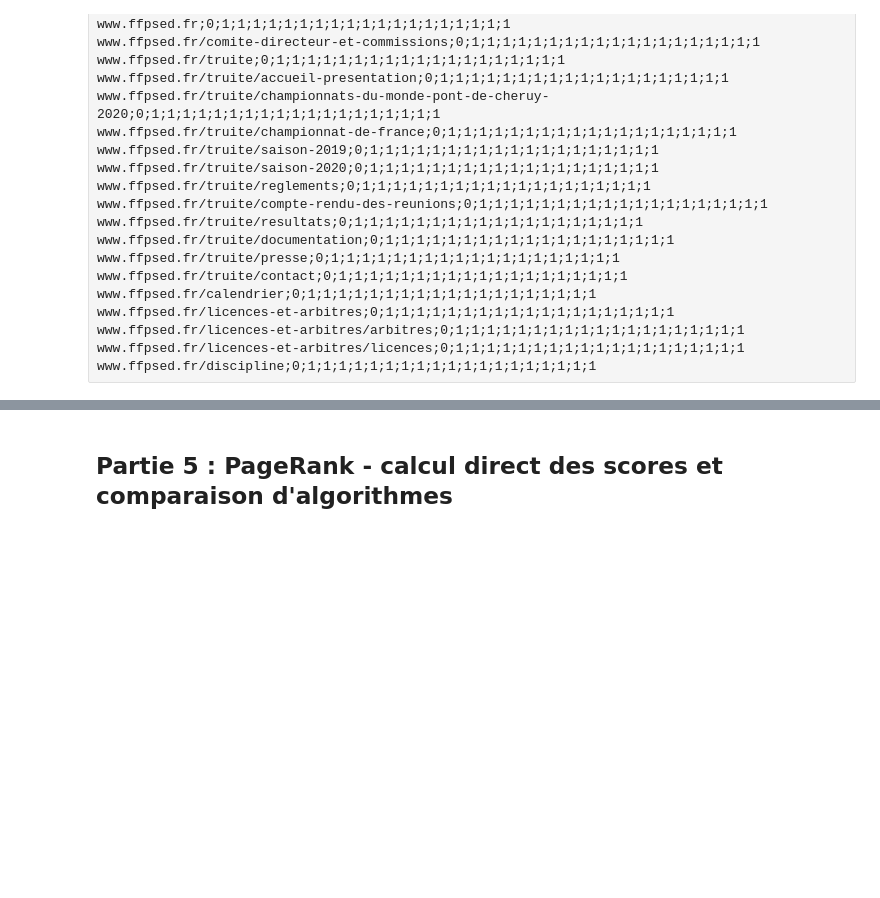
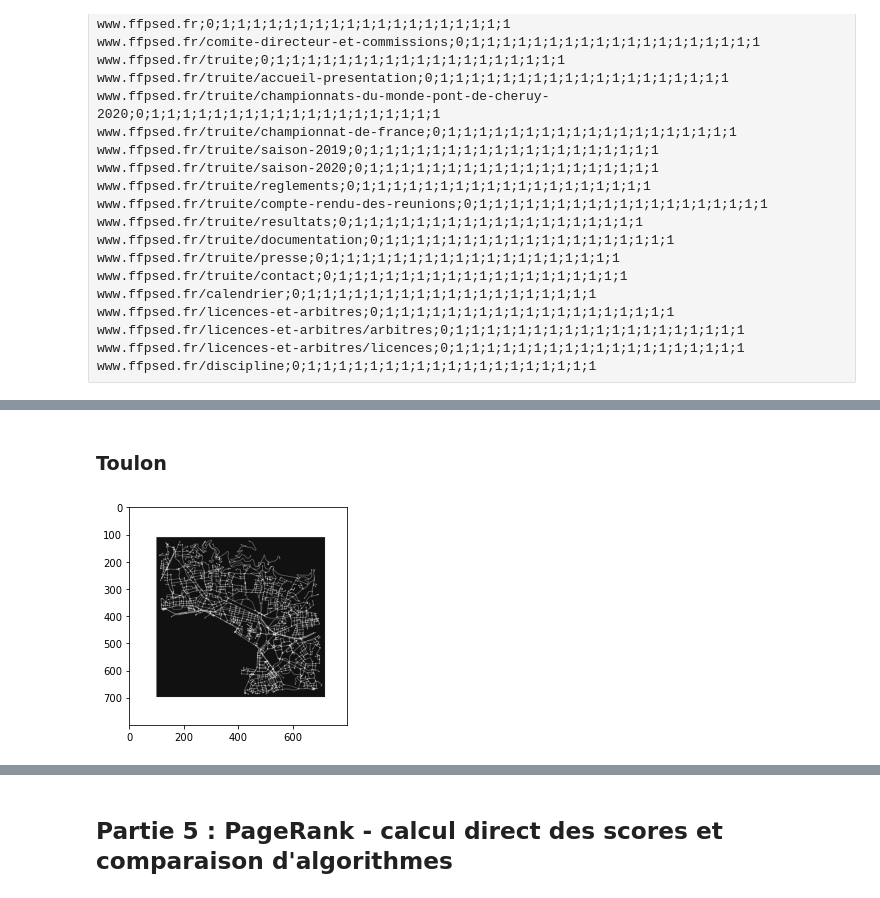
Before and after one commit to GabrielROUGER22011455/SAE_S2_02, a Jupyter notebook: Rapport SAE S2.02.ipynb, the cells around one changed output, grey strips where cells are left out. Cells and saved outputs as stored; diff of their text form; code cells hidden in the pictures; blank space fills up the shorter version.

```diff
--- a/Rapport SAE S2.02.ipynb
+++ b/Rapport SAE S2.02.ipynb
@@ -491,0 +674,7 @@ résultat :
+# %% [markdown]
+### Toulon
+# %%
+plt.imshow(toulonImg)
+plt.show()
+# %% [output]
+[figure, added]
```
Also changed, not shown: parts of 60 cells of this notebook, 1 other file.
